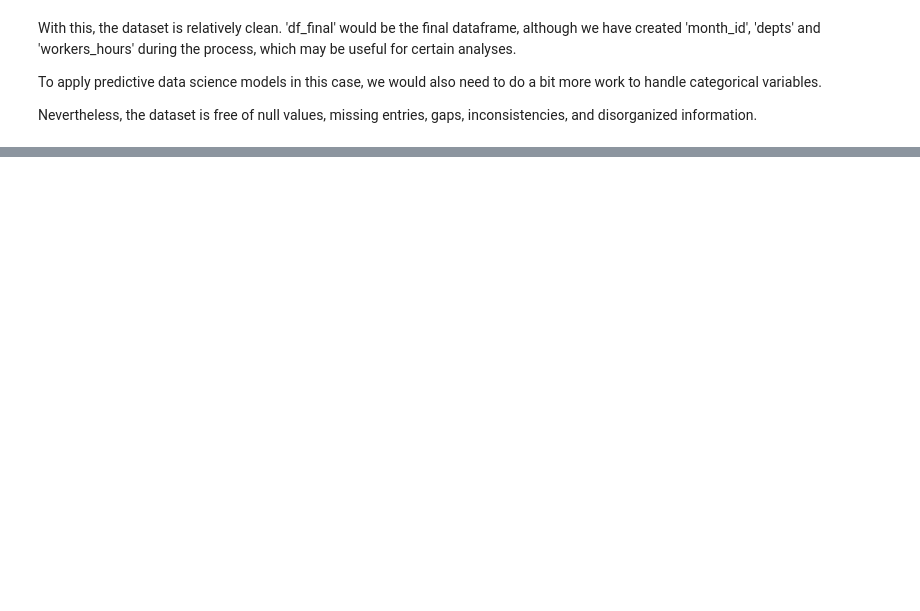
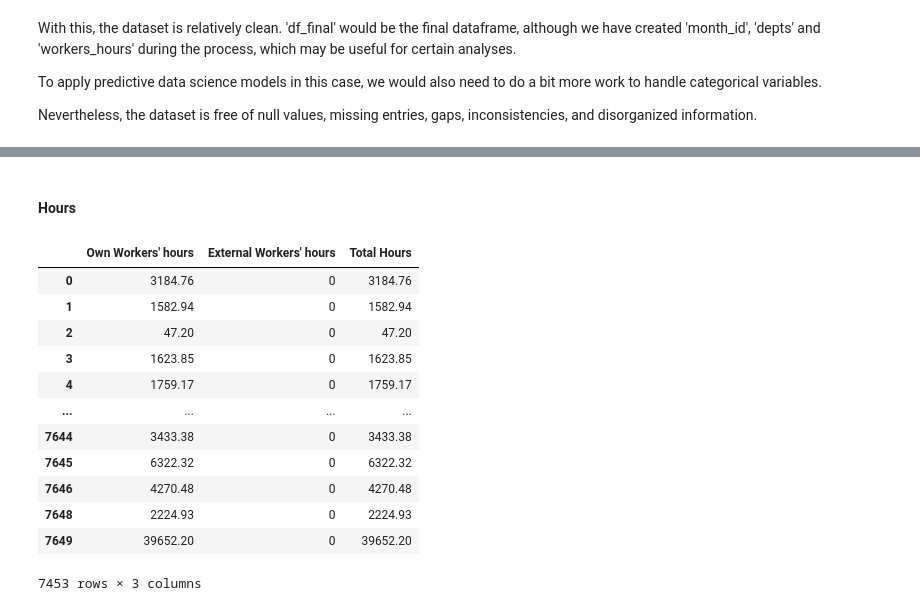
Before and after one commit to Renawol/Retail-Industy-Cleaning, a Jupyter notebook: retail_project.ipynb, the cells around one changed output, grey strips where cells are left out. Drawn from its saved outputs; the diff is of its cells as text; code cells hidden in the pictures; blank space fills up the shorter version.

```diff
--- a/retail_project.ipynb
+++ b/retail_project.ipynb
@@ -670,2 +698,20 @@ Nevertheless, the dataset is free of null values, missing entries, gaps, inconsi
+# %% [markdown]
+#### Hours
+# %%
+workers_hours.rename(columns = {'hoursown': 'Own Workers\' hours', 'hourslease': 'External Workers\' hours', 'totalhours': 'Total Hours'})
+# %% [output]
+|  | Own Workers' hours | External Workers' hours | Total Hours |
+| 0 | 3184.76 | 0 | 3184.76 |
+| 1 | 1582.94 | 0 | 1582.94 |
+| 2 | 47.20 | 0 | 47.20 |
+| 3 | 1623.85 | 0 | 1623.85 |
+| 4 | 1759.17 | 0 | 1759.17 |
+| ... | ... | ... | ... |
+| 7644 | 3433.38 | 0 | 3433.38 |
+| 7645 | 6322.32 | 0 | 6322.32 |
+| 7646 | 4270.48 | 0 | 4270.48 |
+| 7648 | 2224.93 | 0 | 2224.93 |
+| 7649 | 39652.20 | 0 | 39652.20 |
+7453 rows × 3 columns
 # %%
 df_final.to_csv('retail_cleaned.csv', index = False)
```
Also changed, not shown: parts of 19 cells of this notebook, 5 other files.
